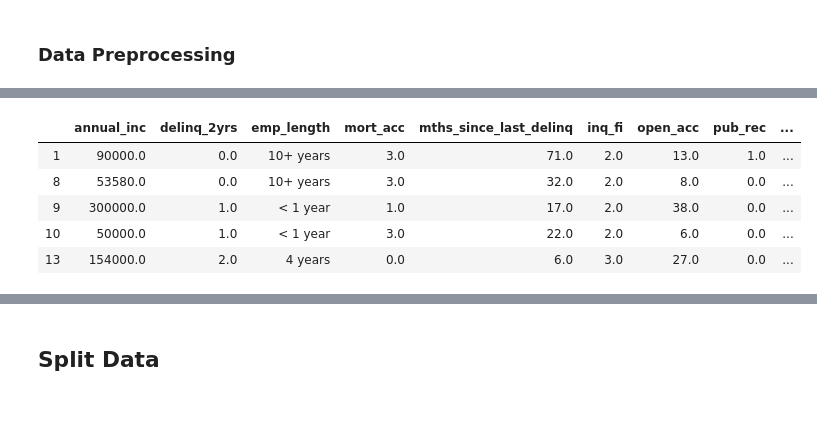
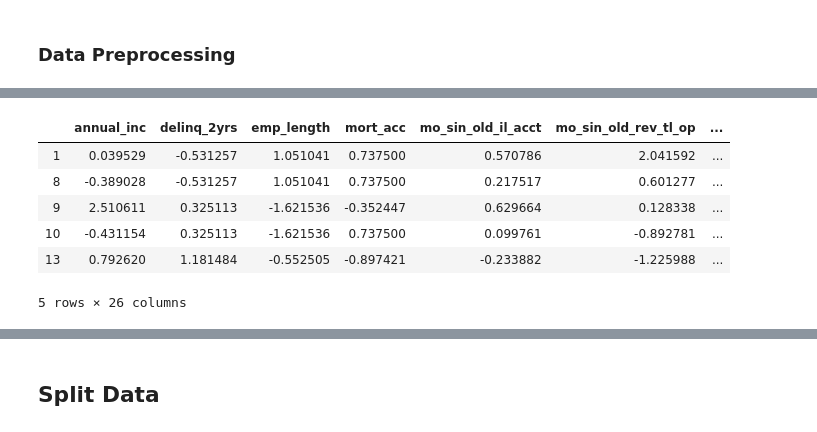
Before and after one commit to wendyfyx/lc_risk_analysis, a Jupyter notebook: ml_project.ipynb, the cells around one changed output, grey strips where cells are left out. Saved outputs shown, nothing was run; the diff lists cells and outputs as text; code cells hidden in the pictures.

Commit message:
Modify preprocessing and implement logistic regression and toy neural net

```diff
--- a/ml_project.ipynb
+++ b/ml_project.ipynb
@@ -114,7 +117,6 @@ df.head()
 # %%
 # Get X and y dataframes
-
-X = df.drop(['loan_status', 'grade','sub_grade','int_rate'], axis=1)
-print(type(X), X.shape)
-X.head()
+df0 = df.drop(['loan_status','grade','sub_grade','int_rate','home_ownership'], axis=1)
+print(type(df0), df0.shape)
+df0.head()
 # %% [output]
@@ -128,2 +131,18 @@ X.head()
 # %% [markdown]
 ### Data Preprocessing
+# %%
+# Process emp_length
+
+# RUN ONLY ONCE
+df0.loc[df0.emp_length == "< 1 year", 'emp_length'] = 0
+df0.loc[df0.emp_length == "1 year", 'emp_length'] = 1
+df0.loc[df0.emp_length == "2 years", 'emp_length'] = 2
+df0.loc[df0.emp_length == "3 years", 'emp_length'] = 3
+df0.loc[df0.emp_length == "4 years", 'emp_length'] = 4
+df0.loc[df0.emp_length == "5 years", 'emp_length'] = 5
+df0.loc[df0.emp_length == "6 years", 'emp_length'] = 6
+df0.loc[df0.emp_length == "7 years", 'emp_length'] = 7
+df0.loc[df0.emp_length == "8 years", 'emp_length'] = 8
+df0.loc[df0.emp_length == "9 years", 'emp_length'] = 9
+df0.loc[df0.emp_length == "10+ years", 'emp_length'] = 10
+df0['emp_length'].value_counts()
@@ -129,0 +162,5 @@ X.head()
+# %%
+from sklearn.preprocessing import StandardScaler
+scaler = StandardScaler()
+df0[df0.columns] = scaler.fit_transform(df0[df0.columns])
+df0.head()
@@ -130,15 +175,16 @@ X.head()
 # %%
 # One hot encoder home_ownership, and label encode state
-
-X = pd.get_dummies(X, columns=['home_ownership'], prefix = ['home'])
-le = LabelEncoder()
-X['addr_state'] = le.fit_transform(X['addr_state'])
-state_mappings = dict(zip(le.classes_, range(1, len(le.classes_)+1)))
-X.head()
+df0['home_ownership'] = df['home_ownership']
+df0 = pd.get_dummies(df0, columns=['home_ownership'], prefix = ['home'])
+#le = LabelEncoder()
+#X['addr_state'] = le.fit_transform(X['addr_state'])
+#state_mappings = dict(zip(le.classes_, range(1, len(le.classes_)+1)))
+df0.head()
 # %% [output]
-|  | annual_inc | delinq_2yrs | emp_length | mort_acc | mths_since_last_delinq | inq_fi | open_acc | pub_rec | ... |
-| 1 | 90000.0 | 0.0 | 10+ years | 3.0 | 71.0 | 2.0 | 13.0 | 1.0 | ... |
-| 8 | 53580.0 | 0.0 | 10+ years | 3.0 | 32.0 | 2.0 | 8.0 | 0.0 | ... |
-| 9 | 300000.0 | 1.0 | < 1 year | 1.0 | 17.0 | 2.0 | 38.0 | 0.0 | ... |
-| 10 | 50000.0 | 1.0 | < 1 year | 3.0 | 22.0 | 2.0 | 6.0 | 0.0 | ... |
-| 13 | 154000.0 | 2.0 | 4 years | 0.0 | 6.0 | 3.0 | 27.0 | 0.0 | ... |
+|  | annual_inc | delinq_2yrs | emp_length | mort_acc | mo_sin_old_il_acct | mo_sin_old_rev_tl_op | ... |
+| 1 | 0.039529 | -0.531257 | 1.051041 | 0.737500 | 0.570786 | 2.041592 | ... |
+| 8 | -0.389028 | -0.531257 | 1.051041 | 0.737500 | 0.217517 | 0.601277 | ... |
+| 9 | 2.510611 | 0.325113 | -1.621536 | -0.352447 | 0.629664 | 0.128338 | ... |
+| 10 | -0.431154 | 0.325113 | -1.621536 | 0.737500 | 0.099761 | -0.892781 | ... |
+| 13 | 0.792620 | 1.181484 | -0.552505 | -0.897421 | -0.233882 | -1.225988 | ... |
+5 rows × 26 columns
```
Also changed, not shown: parts of 32 cells of this notebook.
